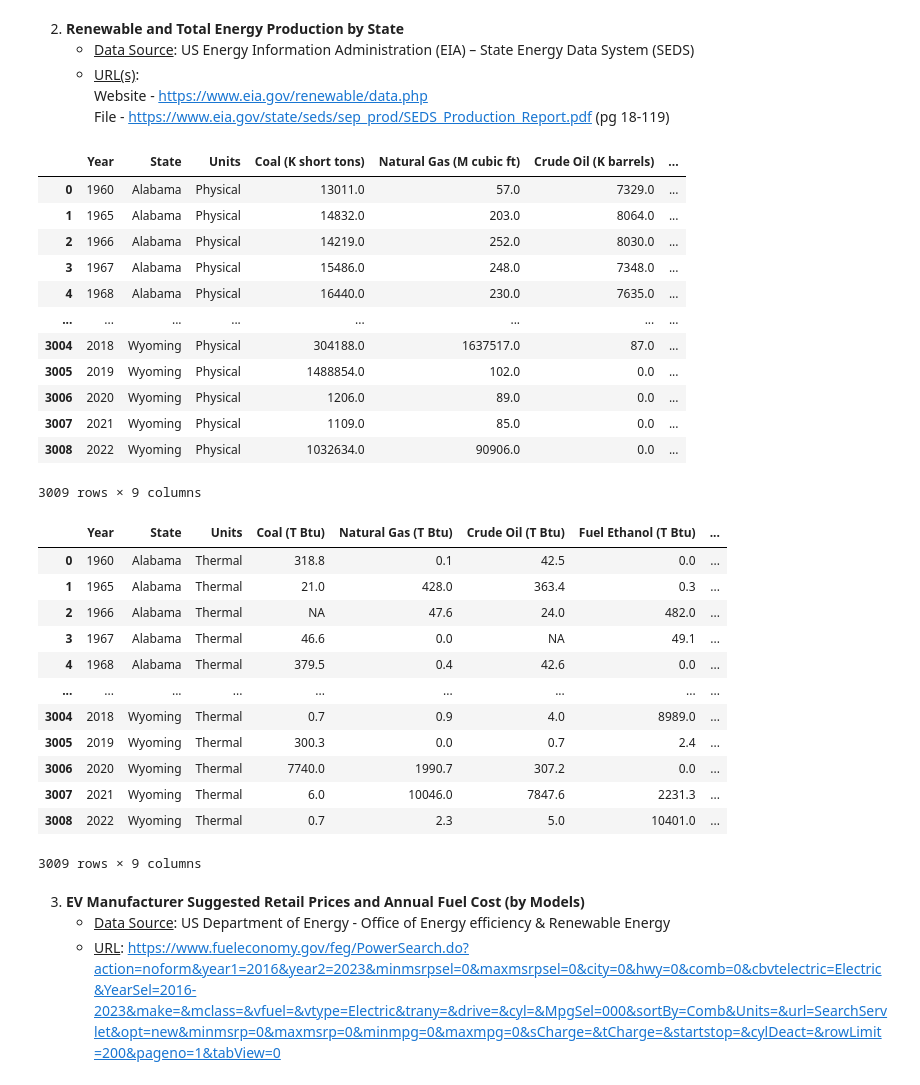
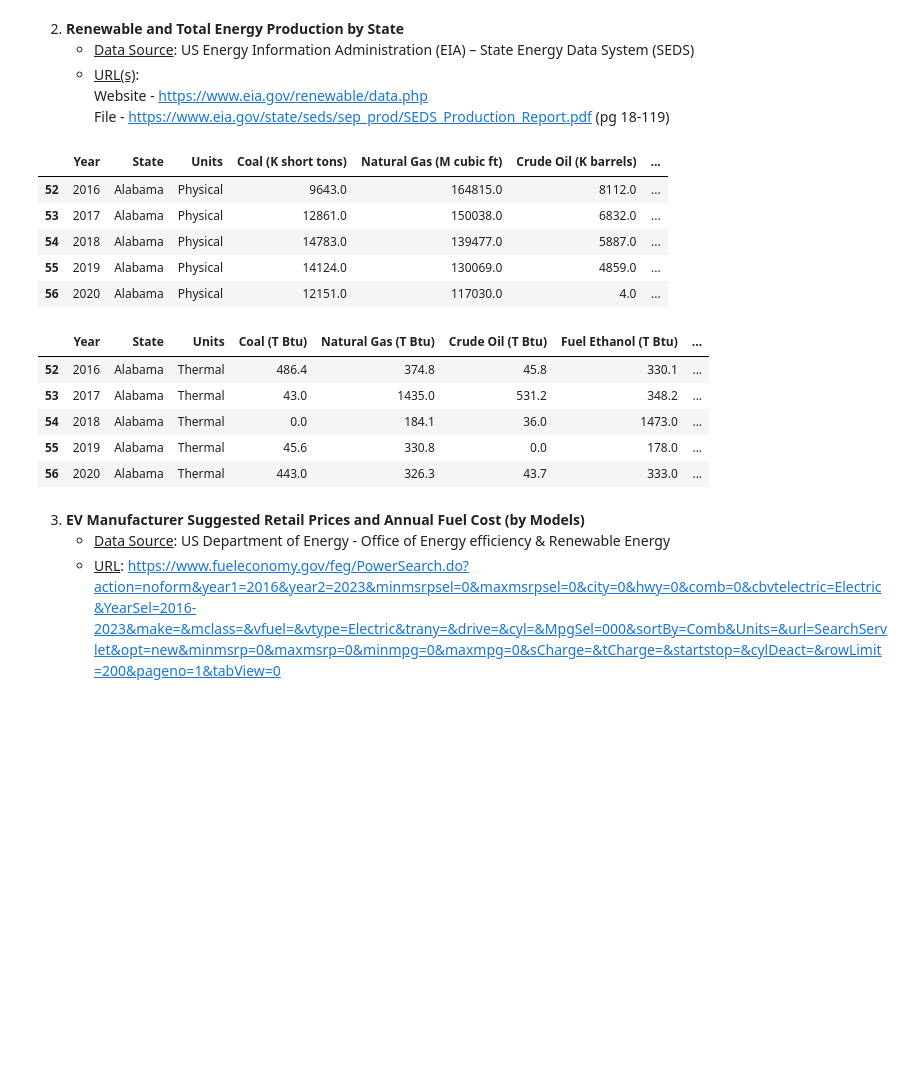
Before and after one commit to kyle-du/ev-research-proj, a Jupyter notebook: INFO2950_Phase 2_Deliverable.ipynb, the cells around one changed output. Saved outputs shown, nothing was run; the diff lists cells and outputs as text; code cells hidden in the pictures; blank space fills up the shorter version.

```diff
--- a/INFO2950_Phase 2_Deliverable.ipynb
+++ b/INFO2950_Phase 2_Deliverable.ipynb
@@ -241,59 +241,54 @@ physical_units_df.rename(
             3: 'Fuel Ethanol (K barrels)',
             4: 'Biodiesel (K barrels)',
             5: 'Renewable Diesel (K barrels)'
         }, inplace=True)
 
 #add year column to dataframe
 physical_units_df.insert(0, 'Year', repeated_years)
 
+physical_units_df = physical_units_df[
+                    physical_units_df["Year"]>2015
+]
 
 ## In Thermal Units
 thermal_units_df = pd.concat(thermal_units, ignore_index=True)
 
 thermal_units_df.insert(1, 'Units', "Thermal")
 thermal_units_df.rename(
         columns={
             0: 'Coal (T Btu)',
             1: 'Natural Gas (T Btu)',
             2: 'Crude Oil (T Btu)',
             3: 'Fuel Ethanol (T Btu)',
             4: 'Biodiesel (T Btu)',
             5: 'Renewable Diesel (T Btu)'
         }, inplace=True)
 
 #add year column to dataframe
 thermal_units_df.insert(0, 'Year', repeated_years)
 
+thermal_units_df = thermal_units_df[
+                    thermal_units_df["Year"]>2015
+]
 
-display(physical_units_df)
-display(thermal_units_df)
+physical_units_df = physical_units_df.replace({"NA": 0, "(s)": 0})
+thermal_units_df = thermal_units_df.replace({"NA": 0, "(s)": 0})
+
+display(physical_units_df.head(n=5))
+display(thermal_units_df.head(n=5))
 # %% [output]
 |  | Year | State | Units | Coal (K short tons) | Natural Gas (M cubic ft) | Crude Oil (K barrels) | ... |
-| 0 | 1960 | Alabama | Physical | 13011.0 | 57.0 | 7329.0 | ... |
-| 1 | 1965 | Alabama | Physical | 14832.0 | 203.0 | 8064.0 | ... |
-| 2 | 1966 | Alabama | Physical | 14219.0 | 252.0 | 8030.0 | ... |
-| 3 | 1967 | Alabama | Physical | 15486.0 | 248.0 | 7348.0 | ... |
-| 4 | 1968 | Alabama | Physical | 16440.0 | 230.0 | 7635.0 | ... |
-| ... | ... | ... | ... | ... | ... | ... | ... |
-| 3004 | 2018 | Wyoming | Physical | 304188.0 | 1637517.0 | 87.0 | ... |
-| 3005 | 2019 | Wyoming | Physical | 1488854.0 | 102.0 | 0.0 | ... |
-| 3006 | 2020 | Wyoming | Physical | 1206.0 | 89.0 | 0.0 | ... |
-| 3007 | 2021 | Wyoming | Physical | 1109.0 | 85.0 | 0.0 | ... |
-| 3008 | 2022 | Wyoming | Physical | 1032634.0 | 90906.0 | 0.0 | ... |
+| 52 | 2016 | Alabama | Physical | 9643.0 | 164815.0 | 8112.0 | ... |
+| 53 | 2017 | Alabama | Physical | 12861.0 | 150038.0 | 6832.0 | ... |
+| 54 | 2018 | Alabama | Physical | 14783.0 | 139477.0 | 5887.0 | ... |
+| 55 | 2019 | Alabama | Physical | 14124.0 | 130069.0 | 4859.0 | ... |
+| 56 | 2020 | Alabama | Physical | 12151.0 | 117030.0 | 4.0 | ... |
-3009 rows × 9 columns
 |  | Year | State | Units | Coal (T Btu) | Natural Gas (T Btu) | Crude Oil (T Btu) | Fuel Ethanol (T Btu) | ... |
-| 0 | 1960 | Alabama | Thermal | 318.8 | 0.1 | 42.5 | 0.0 | ... |
-| 1 | 1965 | Alabama | Thermal | 21.0 | 428.0 | 363.4 | 0.3 | ... |
-| 2 | 1966 | Alabama | Thermal | NA | 47.6 | 24.0 | 482.0 | ... |
-| 3 | 1967 | Alabama | Thermal | 46.6 | 0.0 | NA | 49.1 | ... |
-| 4 | 1968 | Alabama | Thermal | 379.5 | 0.4 | 42.6 | 0.0 | ... |
-| ... | ... | ... | ... | ... | ... | ... | ... | ... |
-| 3004 | 2018 | Wyoming | Thermal | 0.7 | 0.9 | 4.0 | 8989.0 | ... |
-| 3005 | 2019 | Wyoming | Thermal | 300.3 | 0.0 | 0.7 | 2.4 | ... |
-| 3006 | 2020 | Wyoming | Thermal | 7740.0 | 1990.7 | 307.2 | 0.0 | ... |
-| 3007 | 2021 | Wyoming | Thermal | 6.0 | 10046.0 | 7847.6 | 2231.3 | ... |
-| 3008 | 2022 | Wyoming | Thermal | 0.7 | 2.3 | 5.0 | 10401.0 | ... |
+| 52 | 2016 | Alabama | Thermal | 486.4 | 374.8 | 45.8 | 330.1 | ... |
+| 53 | 2017 | Alabama | Thermal | 43.0 | 1435.0 | 531.2 | 348.2 | ... |
+| 54 | 2018 | Alabama | Thermal | 0.0 | 184.1 | 36.0 | 1473.0 | ... |
+| 55 | 2019 | Alabama | Thermal | 45.6 | 330.8 | 0.0 | 178.0 | ... |
+| 56 | 2020 | Alabama | Thermal | 443.0 | 326.3 | 43.7 | 333.0 | ... |
-3009 rows × 9 columns
 # %% [markdown]
 3. **EV Manufacturer Suggested Retail Prices and Annual Fuel Cost (by Models)**
     * <u>Data Source</u>: US Department of Energy - Office of Energy efficiency & Renewable Energy
```
Also changed, not shown: 3 other files.
